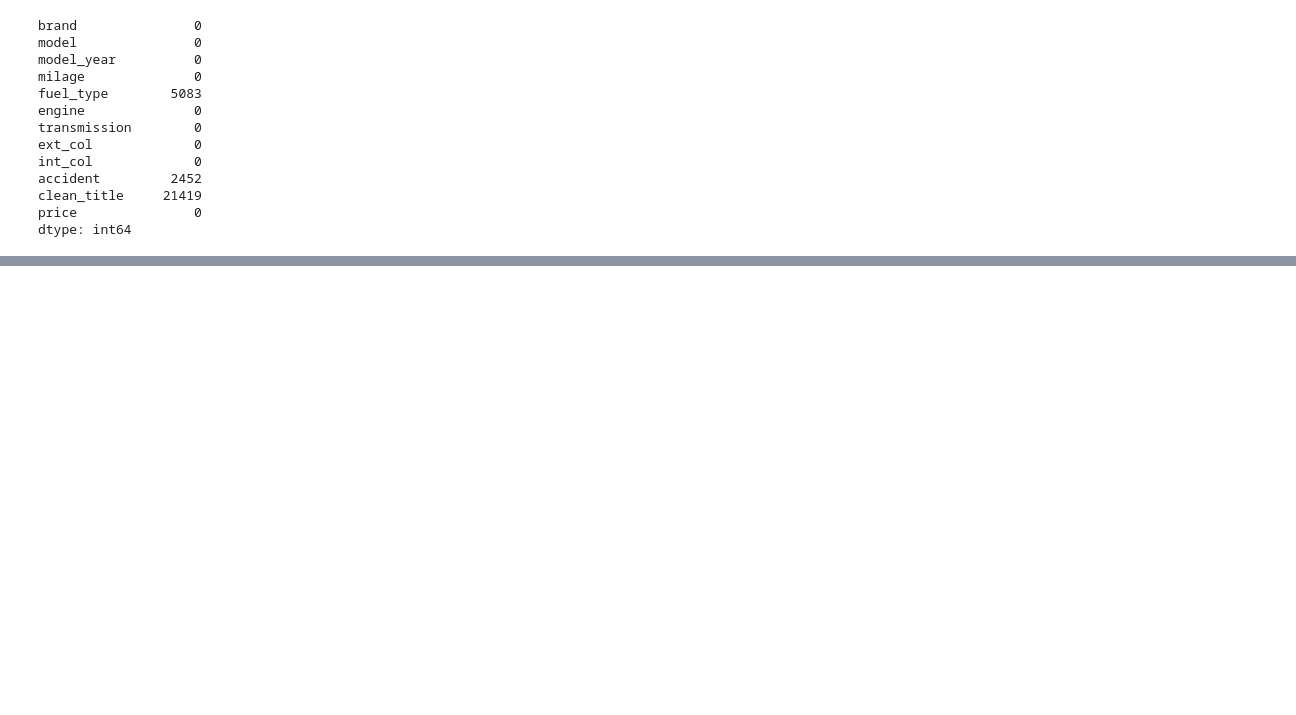
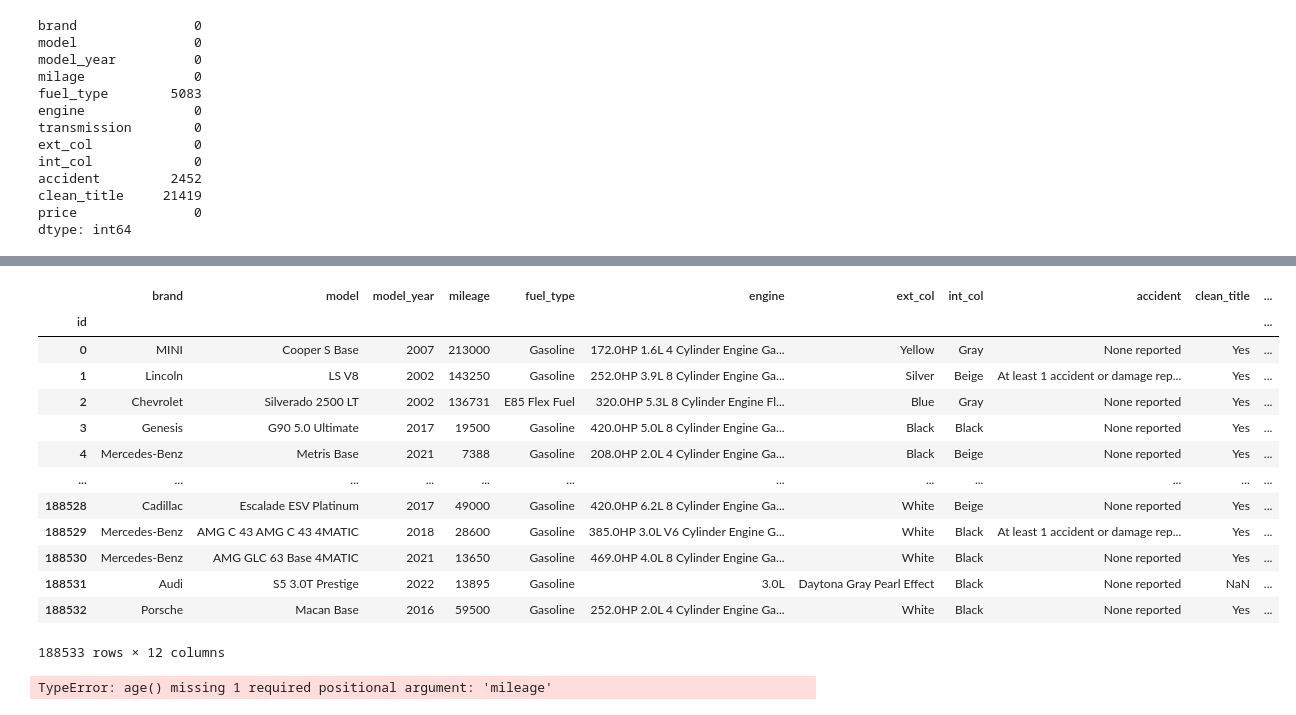
Before and after one commit to aneesakram/regression-of-used-car-prices, a Jupyter notebook: carPriceReg.ipynb, the cells around one changed output, grey strips where cells are left out. Saved outputs shown, nothing was run; the diff lists cells and outputs as text; code cells hidden in the pictures; blank space fills up the shorter version.

```diff
--- a/carPriceReg.ipynb
+++ b/carPriceReg.ipynb
@@ -86,7 +85,8 @@ brand_encoded      57
 dtype: int64
 # %%
 # The misspelling really annoyed me :D
-train_df.rename(columns={"milage":"mileage"})
+train_df.rename(columns={"milage":"mileage"}, inplace=True)
+train_df
 # %% [output]
 |  | brand | model | model_year | mileage | fuel_type | engine | transmission | ext_col | int_col | accident | ... |
 | id |  |  |  |  |  |  |  |  |  |  | ... |
@@ -104,0 +138,16 @@ train_df.rename(columns={"milage":"mileage"})
+# %%
+# Defining function to catergorize transmission
+def catergorize_transmission(transmission):
+    if 'A/T' or 'Automatic' in transmission:
+        return 'Automatic'
+    elif 'M/T' or 'Manual' in transmission:
+        return 'Manual'
+    elif 'CVT' in transmission:
+        return 'CVT'
+    elif 'Dual' in transmission:
+        return 'Dual'
+    else:
+        return 'Other'
+# %%
+train_df['transmission_cat'] = train_df['transmission'].apply(catergorize_transmission)
+train_df.head()
@@ -104,0 +162,18 @@ train_df.rename(columns={"milage":"mileage"})
+# %%
+train_df = train_df.drop(columns='transmission')
+train_df
+# %% [output]
+|  | brand | model | model_year | mileage | fuel_type | engine | ext_col | int_col | accident | clean_title | ... |
+| id |  |  |  |  |  |  |  |  |  |  | ... |
+| 0 | MINI | Cooper S Base | 2007 | 213000 | Gasoline | 172.0HP 1.6L 4 Cylinder Engine Ga... | Yellow | Gray | None reported | Yes | ... |
+| 1 | Lincoln | LS V8 | 2002 | 143250 | Gasoline | 252.0HP 3.9L 8 Cylinder Engine Ga... | Silver | Beige | At least 1 accident or damage rep... | Yes | ... |
+| 2 | Chevrolet | Silverado 2500 LT | 2002 | 136731 | E85 Flex Fuel | 320.0HP 5.3L 8 Cylinder Engine Fl... | Blue | Gray | None reported | Yes | ... |
+| 3 | Genesis | G90 5.0 Ultimate | 2017 | 19500 | Gasoline | 420.0HP 5.0L 8 Cylinder Engine Ga... | Black | Black | None reported | Yes | ... |
+| 4 | Mercedes-Benz | Metris Base | 2021 | 7388 | Gasoline | 208.0HP 2.0L 4 Cylinder Engine Ga... | Black | Beige | None reported | Yes | ... |
+| ... | ... | ... | ... | ... | ... | ... | ... | ... | ... | ... | ... |
+| 188528 | Cadillac | Escalade ESV Platinum | 2017 | 49000 | Gasoline | 420.0HP 6.2L 8 Cylinder Engine Ga... | White | Beige | None reported | Yes | ... |
+| 188529 | Mercedes-Benz | AMG C 43 AMG C 43 4MATIC | 2018 | 28600 | Gasoline | 385.0HP 3.0L V6 Cylinder Engine G... | White | Black | At least 1 accident or damage rep... | Yes | ... |
+| 188530 | Mercedes-Benz | AMG GLC 63 Base 4MATIC | 2021 | 13650 | Gasoline | 469.0HP 4.0L 8 Cylinder Engine Ga... | White | Black | None reported | Yes | ... |
+| 188531 | Audi | S5 3.0T Prestige | 2022 | 13895 | Gasoline | 3.0L | Daytona Gray Pearl Effect | Black | None reported | NaN | ... |
+| 188532 | Porsche | Macan Base | 2016 | 59500 | Gasoline | 252.0HP 2.0L 4 Cylinder Engine Ga... | White | Black | None reported | Yes | ... |
+188533 rows × 12 columns
@@ -104,0 +186,5 @@ train_df.rename(columns={"milage":"mileage"})
+# %%
+train_df['age'] = train_df['model_year'].apply(age)
+train_df.head()
+# %% [output]
+TypeError: age() missing 1 required positional argument: 'mileage'
```
Also changed, not shown: parts of 11 cells of this notebook.
